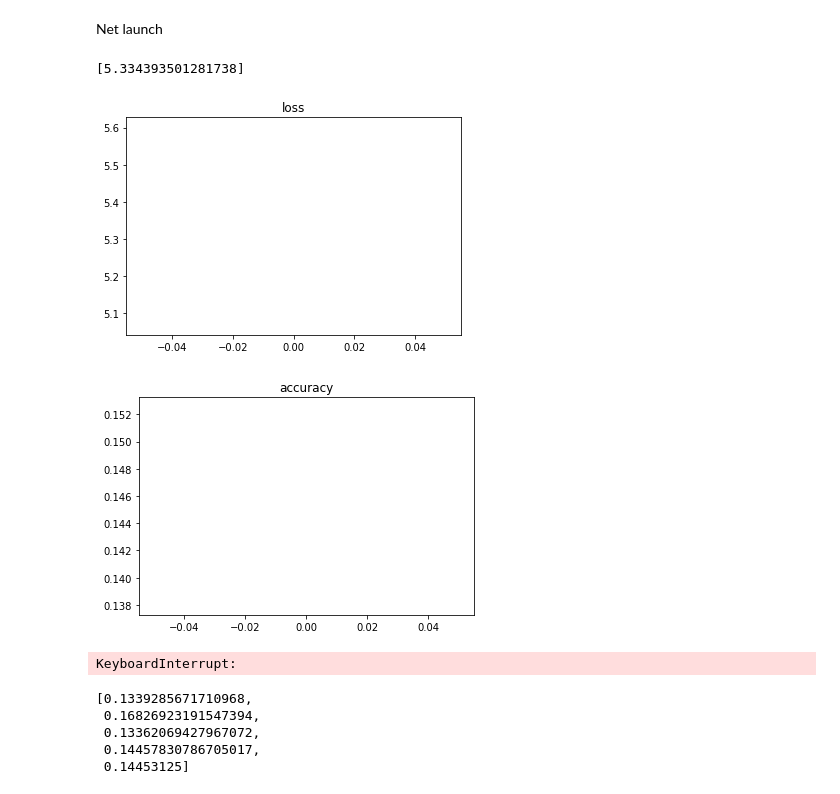
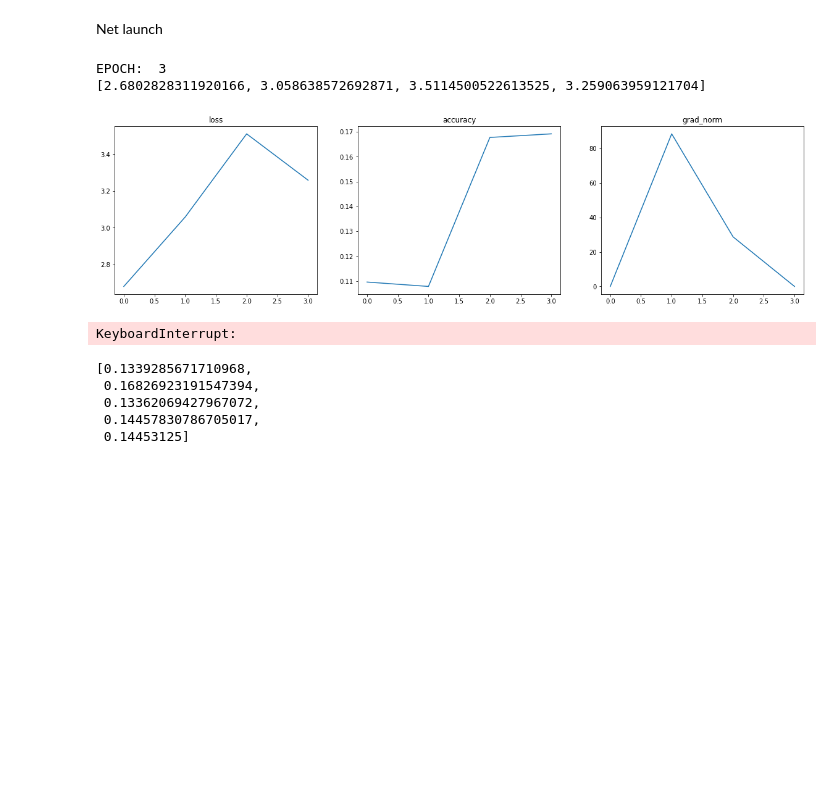
Before and after one commit to limon8884/delivery-RL, a Jupyter notebook: notebook.ipynb, the cells around one changed output. Cells and saved outputs as stored; diff of their text form; code cells hidden in the pictures; blank space fills up the shorter version.

```diff
--- a/notebook.ipynb
+++ b/notebook.ipynb
@@ -210,5 +237,5 @@ def update_metrics(metrics, pred_ass, tgt_ass, mask):
 # %%
-batch_size = 64
+batch_size = 128
 n_epochs = 1000 + 1
 n_iters = 1
 bounds = (Point(0, 0), Point(10, 10))
@@ -236,40 +263,35 @@ metrics = {
     'target_eta': [],
     'net_eta': [],
     'accuracy': [],
+    'grad_norm': [],
 }
 # %%
 for epoch in range(n_epochs):
     rolling_loss = []
     rolling_metrics = {k: [] for k in metrics.keys()}
     for iter in range(n_iters):
         triples = [random_triple(bounds) for _ in range(batch_size)]
 
         optimizer.zero_grad()
         loss = get_loss_solve(net, triples, rolling_metrics)
         loss.backward()
         optimizer.step()
-        scheduler.step()
+        if scheduler is not None:
+            scheduler.step()
 
         rolling_loss.append(loss.item())
+        update_grad_norm(rolling_metrics, net)
 
     losses.append(np.mean(rolling_loss))
     for k in metrics.keys():
         metrics[k].append(np.mean(rolling_metrics[k]))
 
     if epoch % 1 == 0:
-        clear_output()
-        print(losses[-50:])
-        # plt.plot(np.log(losses))
-        plt.title('loss')
-        plt.plot(losses)
-        plt.show()
-        plt.title('accuracy')
-        plt.plot(metrics['accuracy'])
-        plt.show()
+        print_info(epoch, metrics, losses)
 # %% [output]
-[5.334393501281738]
+EPOCH:  3
+[2.6802828311920166, 3.058638572692871, 3.5114500522613525, 3.259063959121704]
-[figure, old version]
+[figure, new version]
-[figure, removed]
 KeyboardInterrupt:
 # %%
 metrics['accuracy']
```
Also changed, not shown: parts of 2 cells of this notebook, 3 other files.
